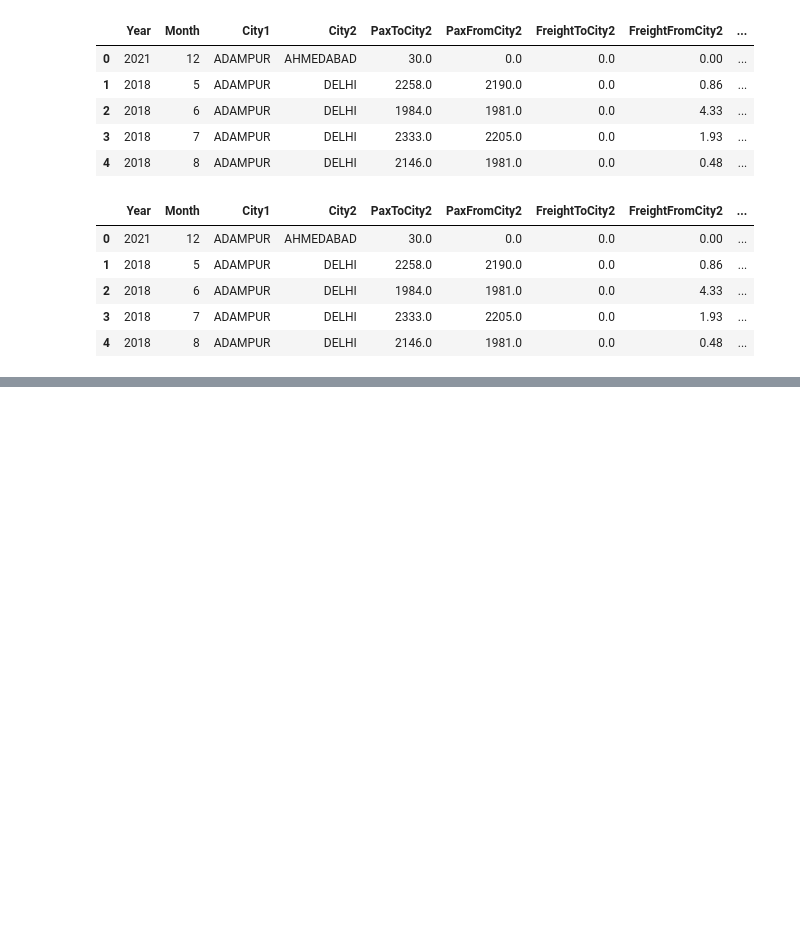
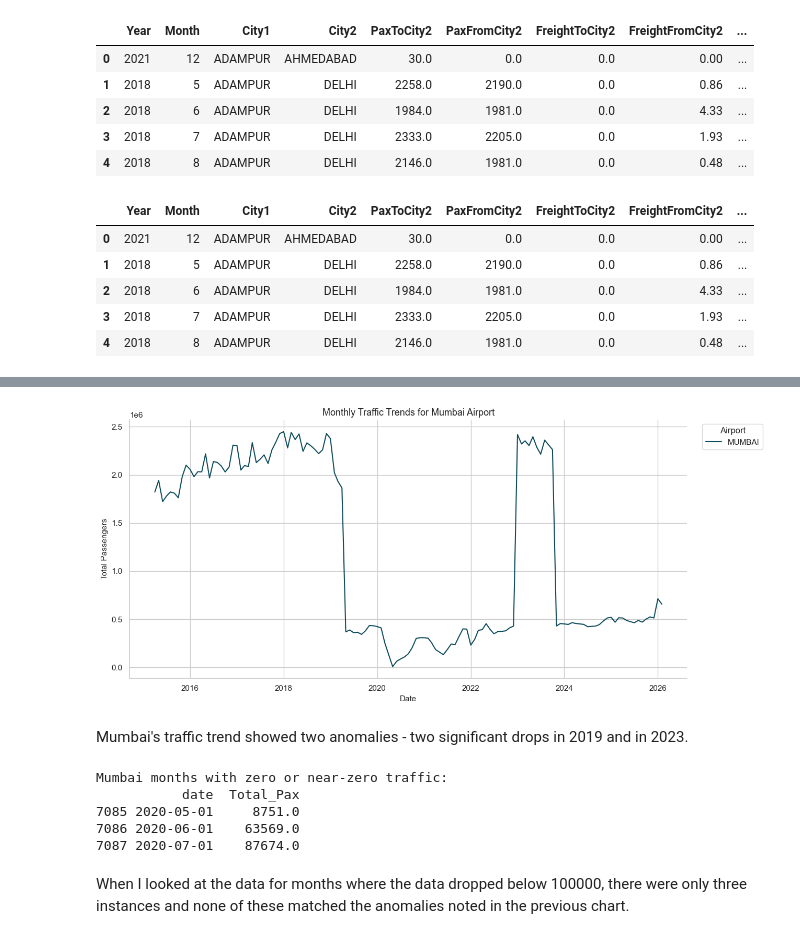
Before and after one commit to rahulmohandas11/india-air-traffic-forecast, a Jupyter notebook: notebooks/01_eda.ipynb, the cells around one changed output, grey strips where cells are left out. Cells and saved outputs as stored; diff of their text form; code cells hidden in the pictures; blank space fills up the shorter version.

```diff
--- a/notebooks/01_eda.ipynb
+++ b/notebooks/01_eda.ipynb
@@ -79,0 +170,28 @@ plt.show()
+# %%
+# Plotting the monthly traffic trends for Mumbai airport
+mumbai_monthly = airport_monthly[airport_monthly['City1'] == 'MUMBAI'].sort_values('date')
+plt.figure(figsize=(13,6))
+sns.lineplot(data = mumbai_monthly, x = 'date', y = 'Total_Pax', hue = 'City1',palette=custom_palette)
+plt.title('Monthly Traffic Trends for Mumbai Airport')
+plt.xlabel("Date")
+plt.ylabel('Total Passengers')
+plt.legend(title = 'Airport',loc = 'upper left',bbox_to_anchor=(1.02,1))
+plt.tight_layout()
+plt.show()
+# %% [output]
+[figure, added]
+# %% [markdown]
+Mumbai's traffic trend showed two anomalies - two significant drops in 2019 and in 2023.
+# %%
+# Exploring the anomalies in Mumbai data
+mumbai = airport_monthly[airport_monthly['City1'] == 'MUMBAI'].sort_values('date')
+print("Mumbai months with zero or near-zero traffic:")
+print(mumbai[mumbai['Total_Pax'] <= 100000][['date','Total_Pax']])
+# %% [output]
+Mumbai months with zero or near-zero traffic:
+           date  Total_Pax
+7085 2020-05-01     8751.0
+7086 2020-06-01    63569.0
+7087 2020-07-01    87674.0
+# %% [markdown]
+When I looked at the data for months where the data dropped below 100000, there were only three instances and none of these matched the anomalies noted in the previous chart.
```
Also changed, not shown: parts of 18 cells of this notebook.
